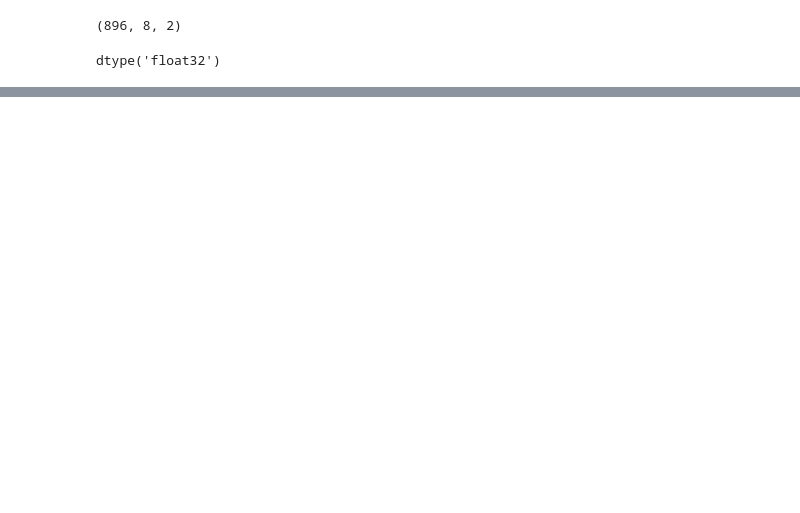
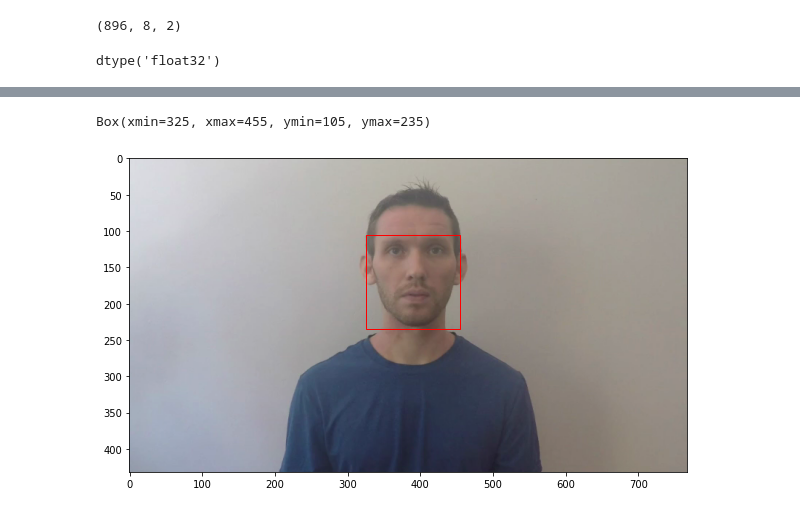
Before and after one commit to abhilb/mukham, a Jupyter notebook: scripts/BlazeFace.ipynb, the cells around one changed output, grey strips where cells are left out. Cells and saved outputs as stored; diff of their text form; code cells hidden in the pictures; blank space fills up the shorter version.

```diff
--- a/scripts/BlazeFace.ipynb
+++ b/scripts/BlazeFace.ipynb
@@ -217,0 +373,29 @@ plt.show()
+# %%
+def remove_letter_box(boxes, padx, pady):
+    print(box)
+    return [Box(box.xmin - padx,
+                box.xmax - padx,
+                box.ymin - pady,
+                box.ymax - pady) for box in boxes]
+# %%
+output1 = remove_letter_box(output, padx, pady)
+plt.figure(figsize=(10,10))
+plt.imshow(frame[pady:frame.shape[0]-pady,padx:frame.shape[1]-padx])
+dr, dc, _ = frame.shape
+for box in output1:
+    x1 = box.xmin
+    y1 = box.ymin
+
+    x2 = box.xmax
+    y2 = box.ymax
+
+    w = int(abs(x1 - x2))
+    h = int(abs(y1 - y2))
+    plt.gca().add_patch(Rectangle((x1,y1), w, h,
+                        edgecolor='red',
+                        facecolor='none',
+                        lw=1))
+plt.show()
+# %% [output]
+Box(xmin=325, xmax=455, ymin=105, ymax=235)
+[figure, added]
```
Also changed, not shown: parts of 15 cells of this notebook.
